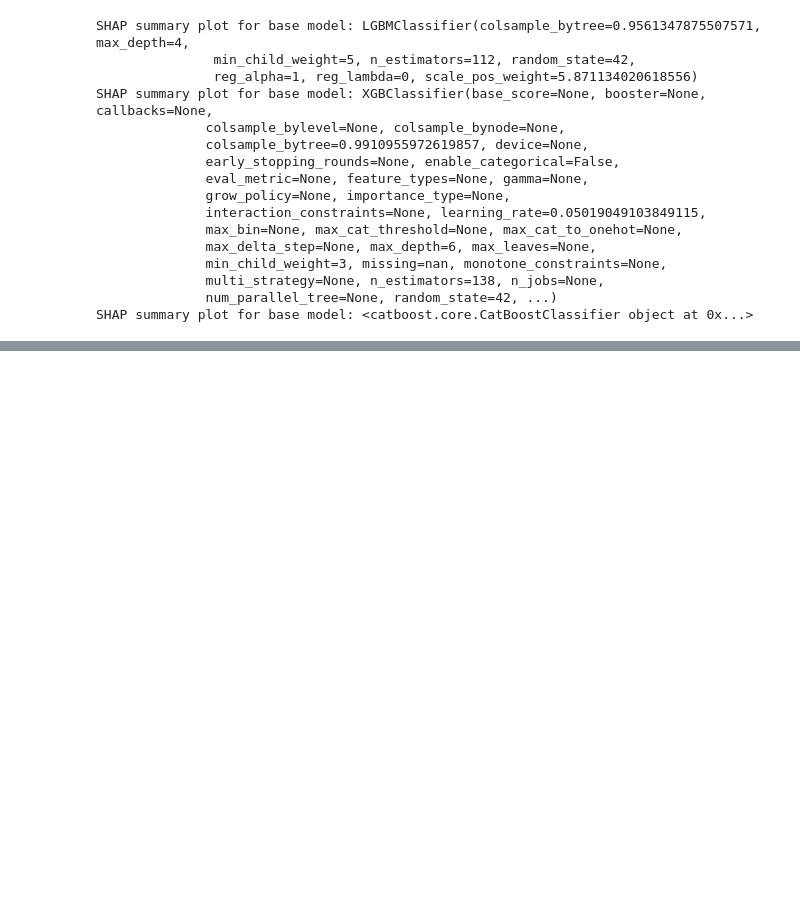
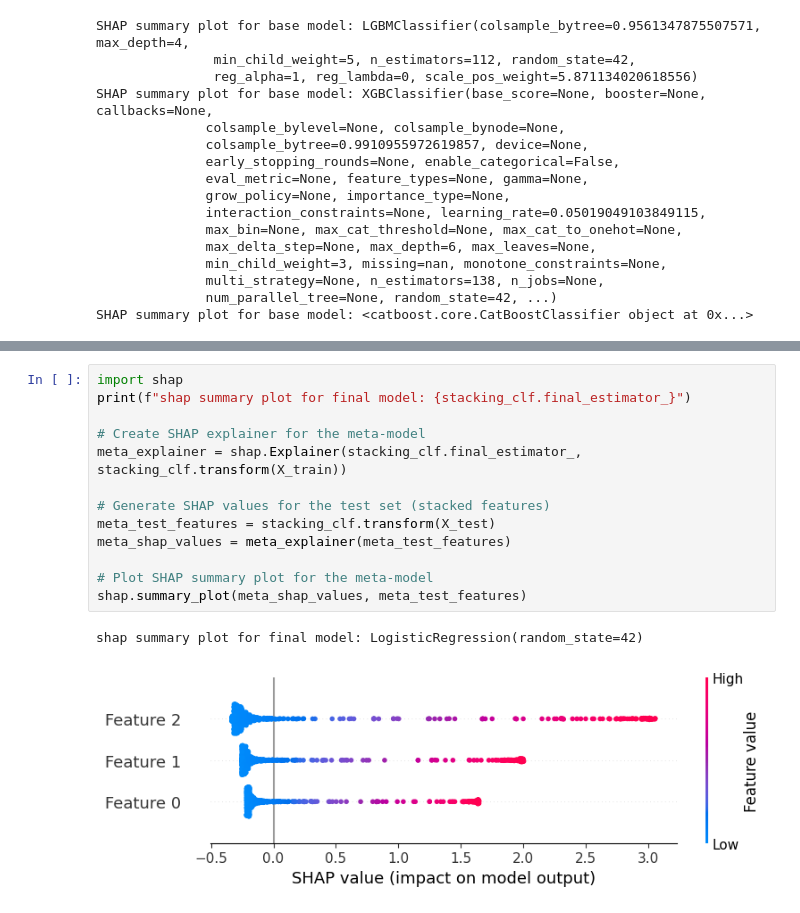
Before and after one commit to Minh-Nguyen-0401/Customer-Churn-Analysis, a Jupyter notebook: ensemble model.ipynb, the cells around one changed output, grey strips where cells are left out. Cells and saved outputs as stored; diff of their text form; blank space fills up the shorter version.

```diff
--- a/ensemble model.ipynb
+++ b/ensemble model.ipynb
@@ -527,0 +621,16 @@ SHAP summary plot for base model: cb
+# %%
+import shap
+print(f"shap summary plot for final model: {stacking_clf.final_estimator_}")
+
+# Create SHAP explainer for the meta-model
+meta_explainer = shap.Explainer(stacking_clf.final_estimator_, stacking_clf.transform(X_train))
+
+# Generate SHAP values for the test set (stacked features)
+meta_test_features = stacking_clf.transform(X_test)
+meta_shap_values = meta_explainer(meta_test_features)
+
+# Plot SHAP summary plot for the meta-model
+shap.summary_plot(meta_shap_values, meta_test_features)
+# %% [output]
+shap summary plot for final model: LogisticRegression(random_state=42)
+[figure, added]
```
Also changed, not shown: parts of 19 cells of this notebook, 1 other file.
